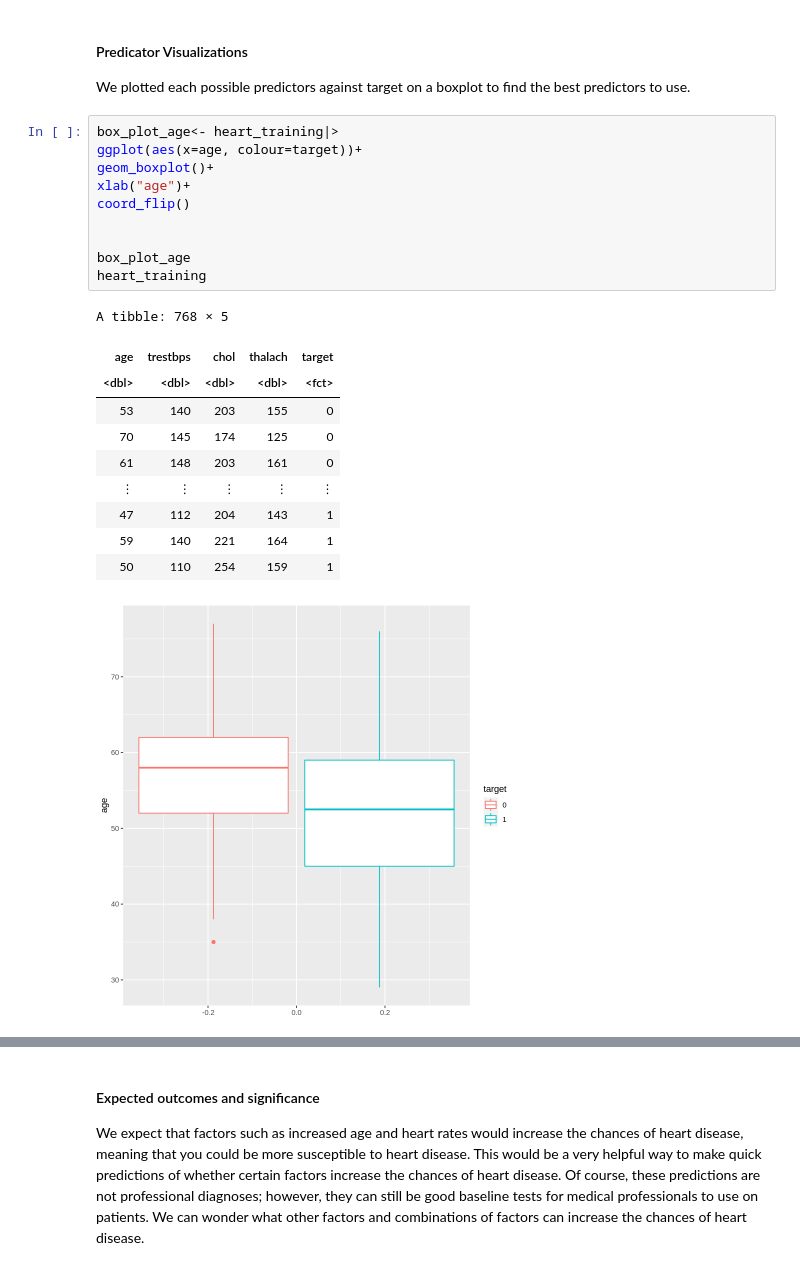
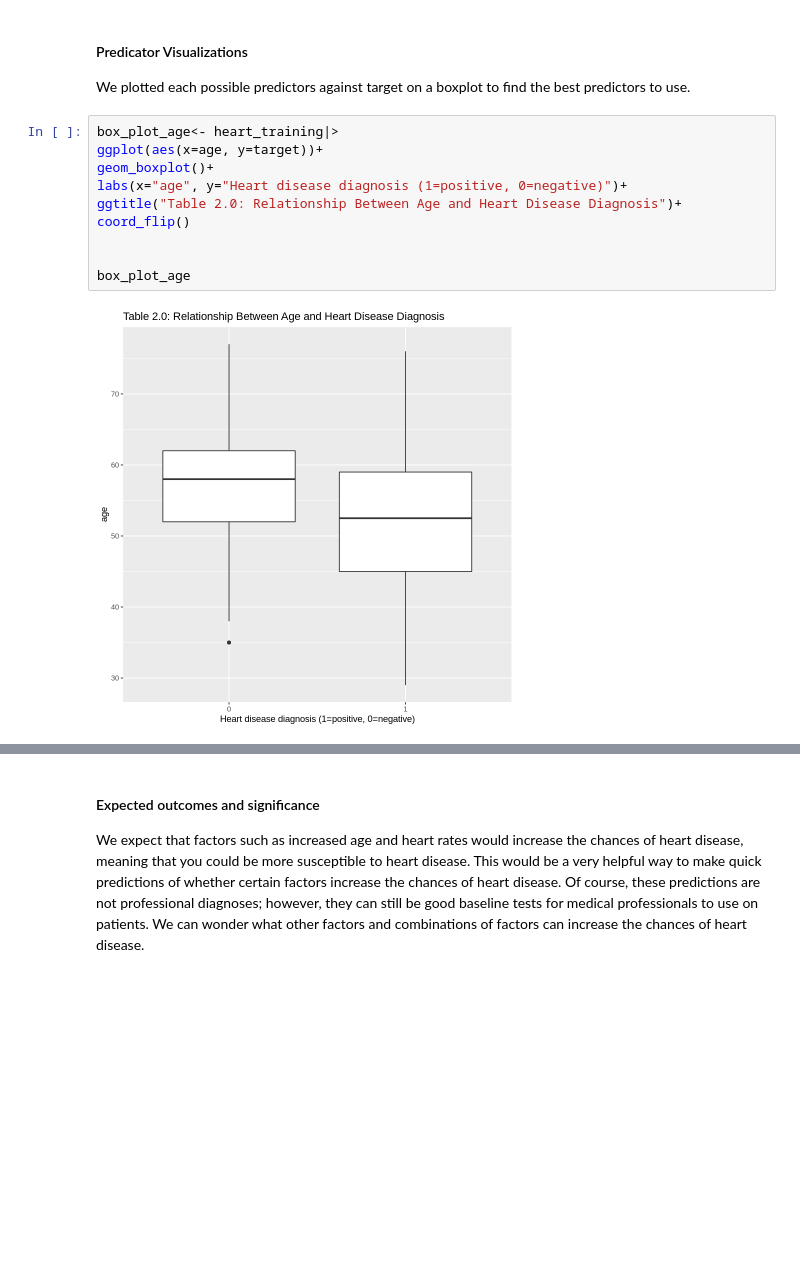
Before and after one commit to jewelw11/dsci-100-project, a Jupyter notebook: heart disease project.ipynb, the cells around one changed output, grey strips where cells are left out. Drawn from its saved outputs; the diff is of its cells as text; blank space fills up the shorter version.

```diff
--- a/heart disease project.ipynb
+++ b/heart disease project.ipynb
@@ -179,24 +179,14 @@ Both graphs show that patients with a negative difference between their hypothes
 We plotted each possible predictors against target on a boxplot to find the best predictors to use.
 # %%
 box_plot_age<- heart_training|>
-ggplot(aes(x=age, colour=target))+
+ggplot(aes(x=age, y=target))+
 geom_boxplot()+
-xlab("age")+
+labs(x="age", y="Heart disease diagnosis (1=positive, 0=negative)")+
+ggtitle("Table 2.0: Relationship Between Age and Heart Disease Diagnosis")+
 coord_flip()
 
 
 box_plot_age
-heart_training
 # %% [output]
-A tibble: 768 × 5
-| age | trestbps | chol | thalach | target |
-| <dbl> | <dbl> | <dbl> | <dbl> | <fct> |
-| 53 | 140 | 203 | 155 | 0 |
-| 70 | 145 | 174 | 125 | 0 |
-| 61 | 148 | 203 | 161 | 0 |
-| ⋮ | ⋮ | ⋮ | ⋮ | ⋮ |
-| 47 | 112 | 204 | 143 | 1 |
-| 59 | 140 | 221 | 164 | 1 |
-| 50 | 110 | 254 | 159 | 1 |
-[figure, old version]
+[figure, new version]
 # %%
```
Also changed, not shown: parts of 18 cells of this notebook.
